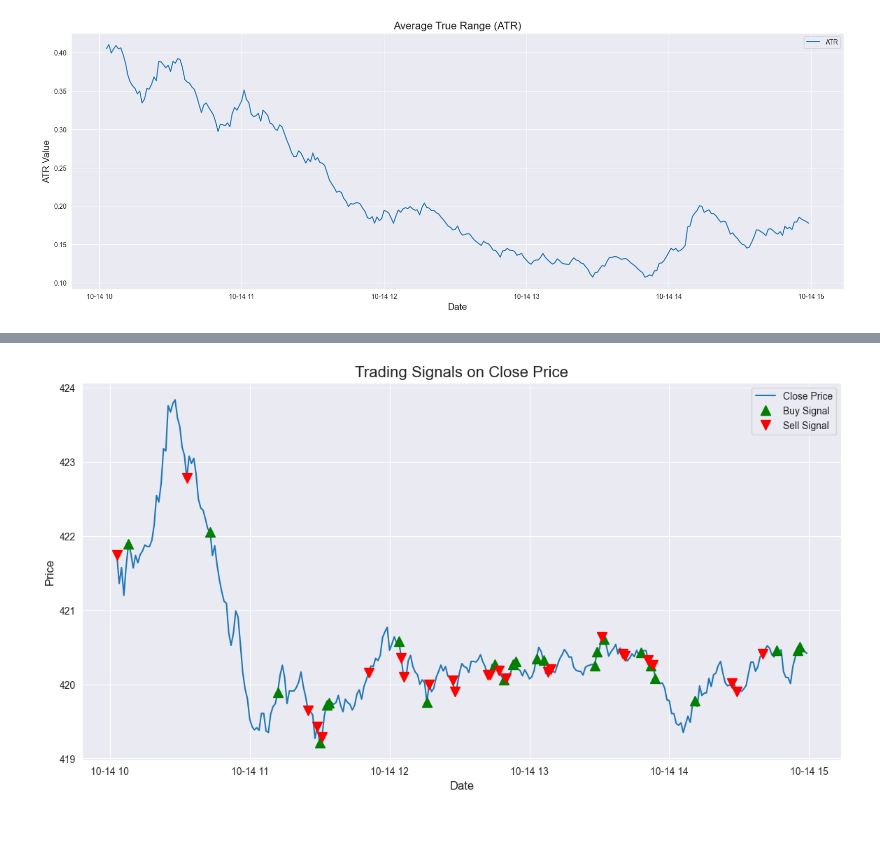
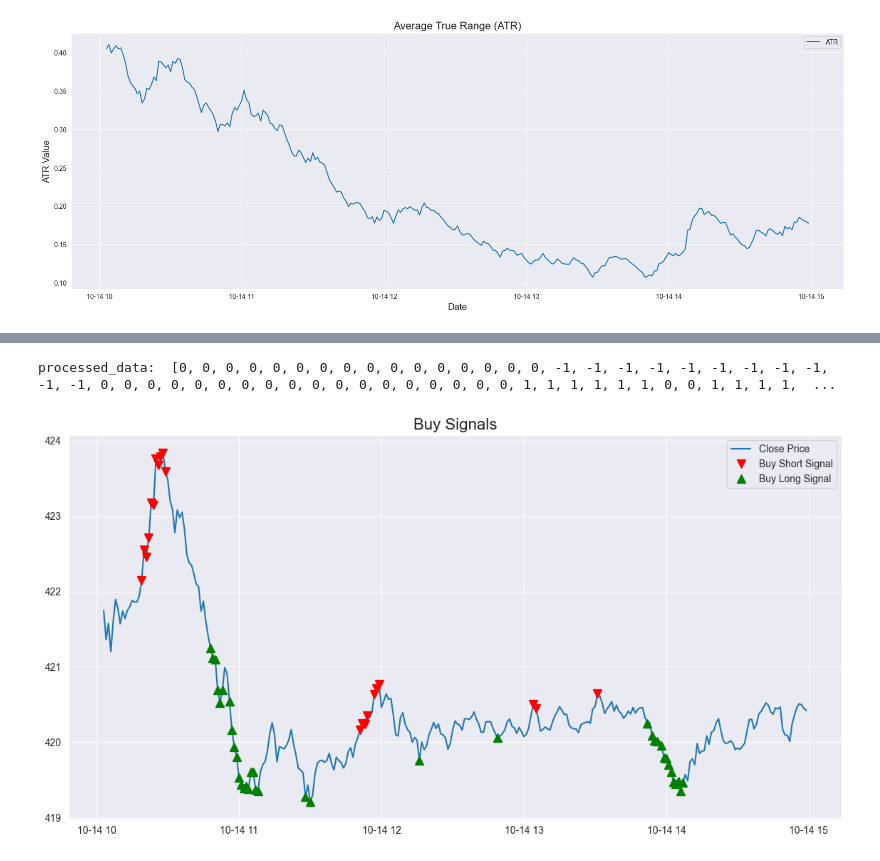
Before and after one commit to jurichar/high_freq_scalping_tool, a Jupyter notebook: notebooks/view_processed_data.ipynb, the cells around one changed output, grey strips where cells are left out. Drawn from its saved outputs; the diff is of its cells as text; code cells hidden in the pictures; blank space fills up the shorter version.

Commit message:
Refactor code to handle opening and closing positions based on trading signals

```diff
--- a/notebooks/view_processed_data.ipynb
+++ b/notebooks/view_processed_data.ipynb
@@ -125,7 +54,8 @@ Datetime
-# %%
-from software.plot_draws import plot_signals
-
-
-plot_signals(result["signals"], result["signals"])
-# %% [output]
-[figure, removed]
+# %%
+print("processed_data: ", processed_data.Signal.tolist(), "\n")
+# %% [output]
+processed_data:  [0, 0, 0, 0, 0, 0, 0, 0, 0, 0, 0, 0, 0, 0, 0, 0, -1, -1, -1, -1, -1, -1, -1, -1, -1, -1, -1, 0, 0, 0, 0, 0, 0, 0, 0, 0, 0, 0, 0, 0, 0, 0, 0, 0, 0, 1, 1, 1, 1, 1, 1, 0, 0, 1, 1, 1, 1,  ...
+# %%
+plot_signals(processed_data)
+# %% [output]
+[figure, added]
```
Also changed, not shown: parts of 4 cells of this notebook, 5 other files.
